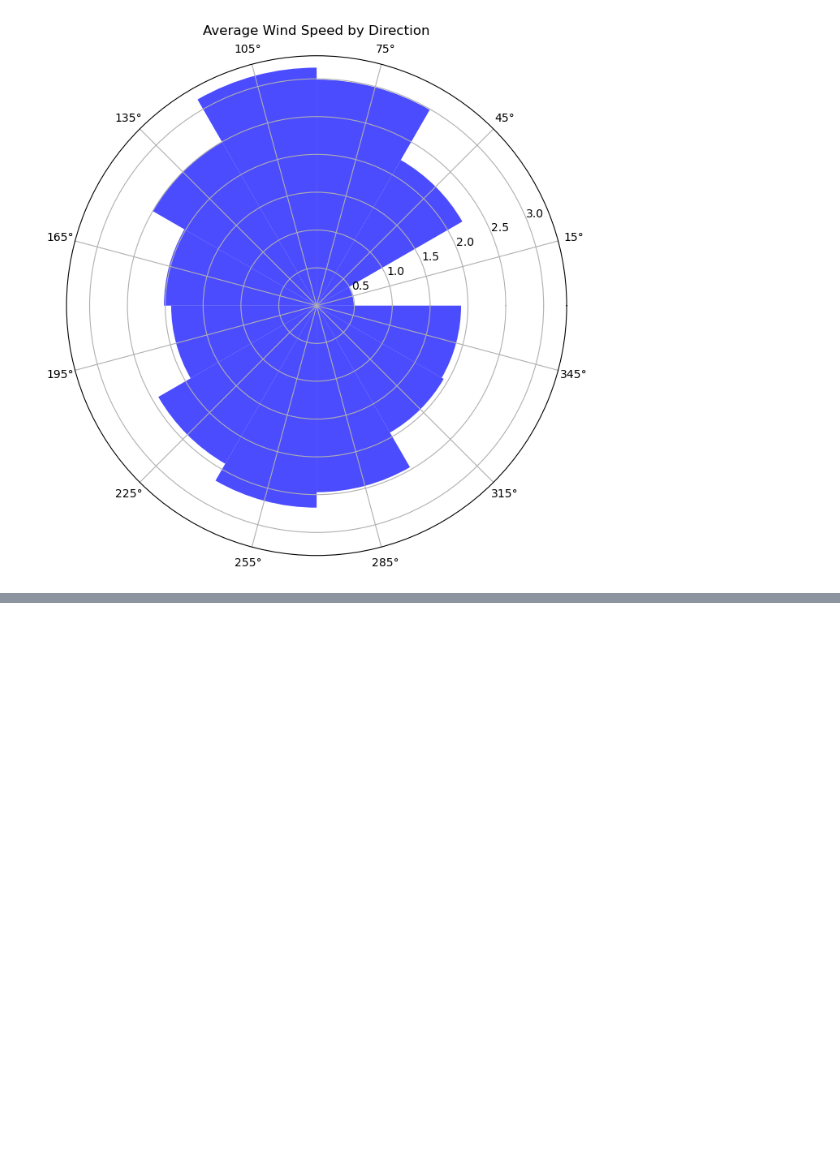
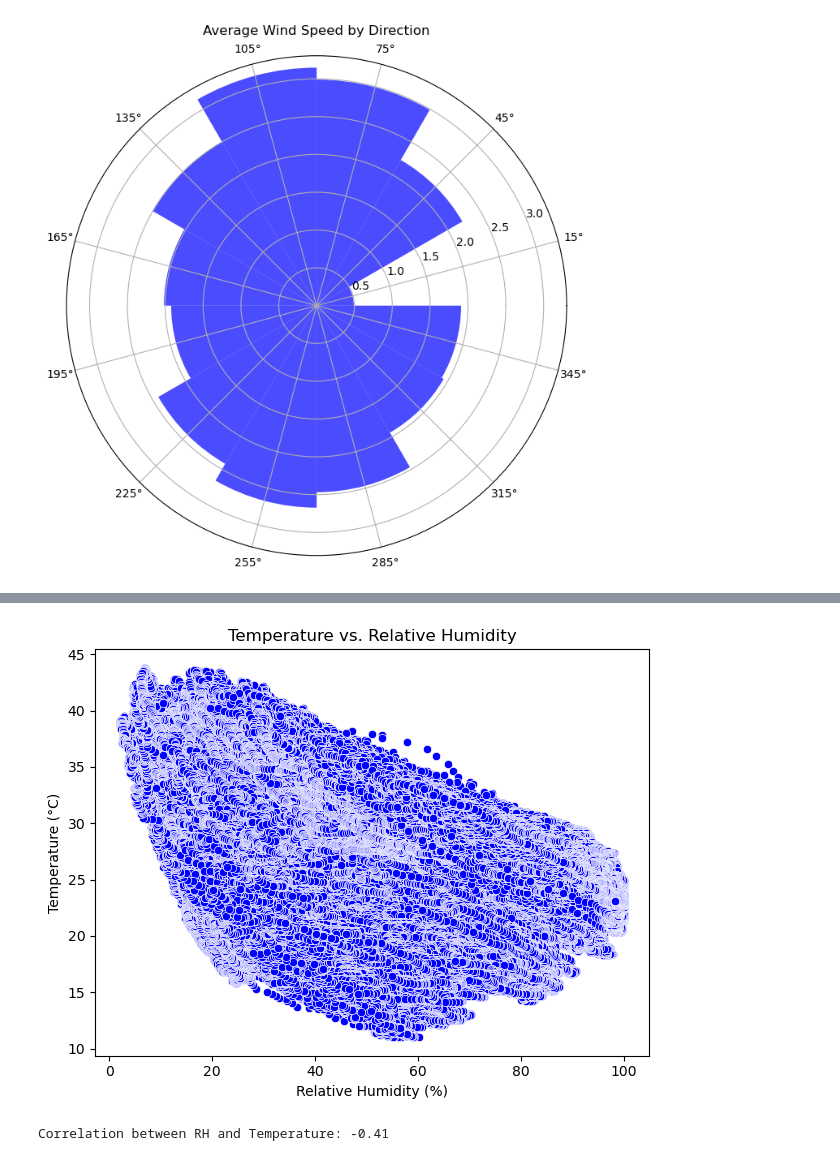
Before and after one commit to feysail/Week_0, a Jupyter notebook: notebooks/bennin-malevie.ipynb, the cells around one changed output, grey strips where cells are left out. Cells and saved outputs as stored; diff of their text form; code cells hidden in the pictures; blank space fills up the shorter version.

```diff
--- a/notebooks/bennin-malevie.ipynb
+++ b/notebooks/bennin-malevie.ipynb
@@ -213,0 +235,23 @@ plt.show()
+# %%
+
+plt.figure(figsize=(12, 5))
+
+# Temperature vs. RH
+plt.subplot(1, 2, 1)
+sns.scatterplot(data=df, x='RH', y='Tamb', color='blue')
+plt.title('Temperature vs. Relative Humidity')
+plt.xlabel('Relative Humidity (%)')
+plt.ylabel('Temperature (°C)')
+
+
+
+plt.tight_layout()
+plt.show()
+
+# Correlation Analysis
+correlation_rh_temp = df['RH'].corr(df['Tamb'])
+
+print(f'Correlation between RH and Temperature: {correlation_rh_temp:.2f}')
+# %% [output]
+[figure, added]
+Correlation between RH and Temperature: -0.41
```
Also changed, not shown: parts of 11 cells of this notebook.
